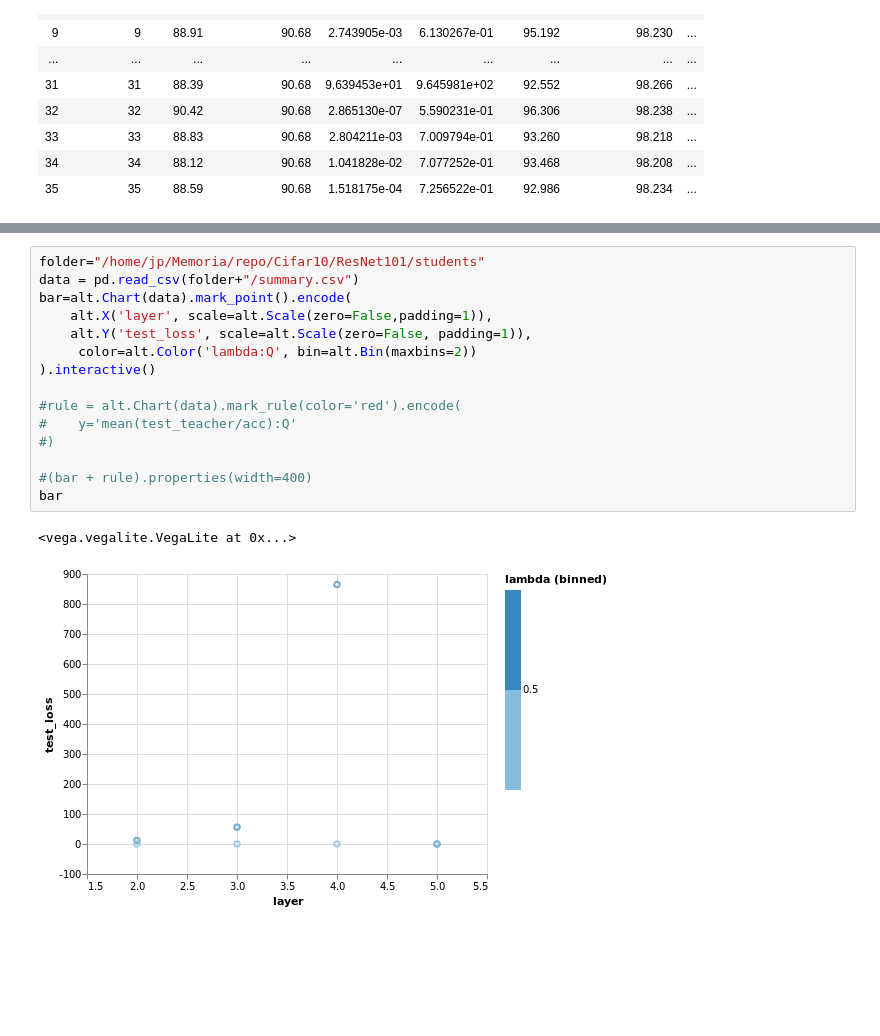
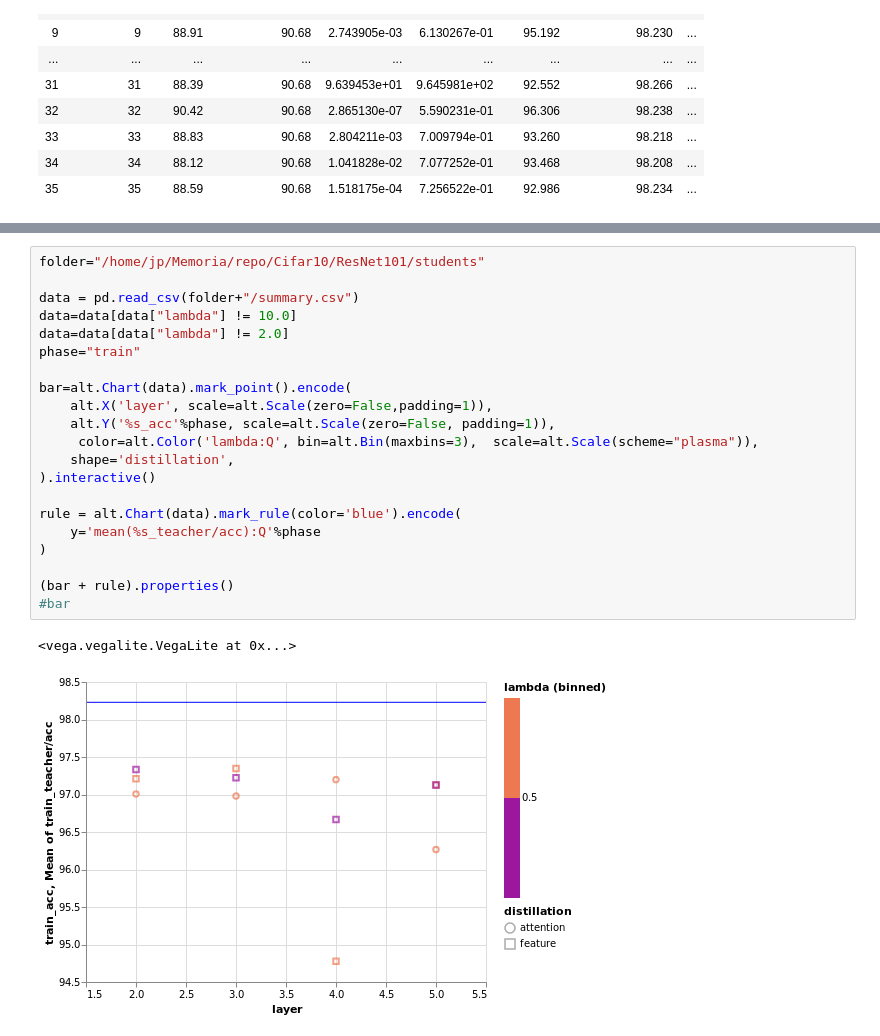
Before and after one commit to jpcosec/Memoria, a Jupyter notebook: Viz.ipynb, the cells around one changed output, grey strips where cells are left out. Saved outputs shown, nothing was run; the diff lists cells and outputs as text; blank space fills up the shorter version.

```diff
--- a/Viz.ipynb
+++ b/Viz.ipynb
@@ -69,18 +79,24 @@ data
 # %%
 folder="/home/jp/Memoria/repo/Cifar10/ResNet101/students"
+
 data = pd.read_csv(folder+"/summary.csv")
+data=data[data["lambda"] != 10.0]
+data=data[data["lambda"] != 2.0]
+phase="train"
+
 bar=alt.Chart(data).mark_point().encode(
     alt.X('layer', scale=alt.Scale(zero=False,padding=1)),
-    alt.Y('test_loss', scale=alt.Scale(zero=False, padding=1)),
-     color=alt.Color('lambda:Q', bin=alt.Bin(maxbins=2))
+    alt.Y('%s_acc'%phase, scale=alt.Scale(zero=False, padding=1)),
+     color=alt.Color('lambda:Q', bin=alt.Bin(maxbins=3),  scale=alt.Scale(scheme="plasma")),
+    shape='distillation',
 ).interactive()
 
-#rule = alt.Chart(data).mark_rule(color='red').encode(
-#    y='mean(test_teacher/acc):Q'
-#)
+rule = alt.Chart(data).mark_rule(color='blue').encode(
+    y='mean(%s_teacher/acc):Q'%phase
+)
 
-#(bar + rule).properties(width=400)
-bar
+(bar + rule).properties()
+#bar
 # %% [output]
 <vega.vegalite.VegaLite at 0x...>
-[figure, old version]
+[figure, new version]
```
Also changed, not shown: parts of 3 cells of this notebook, 3 other files.
